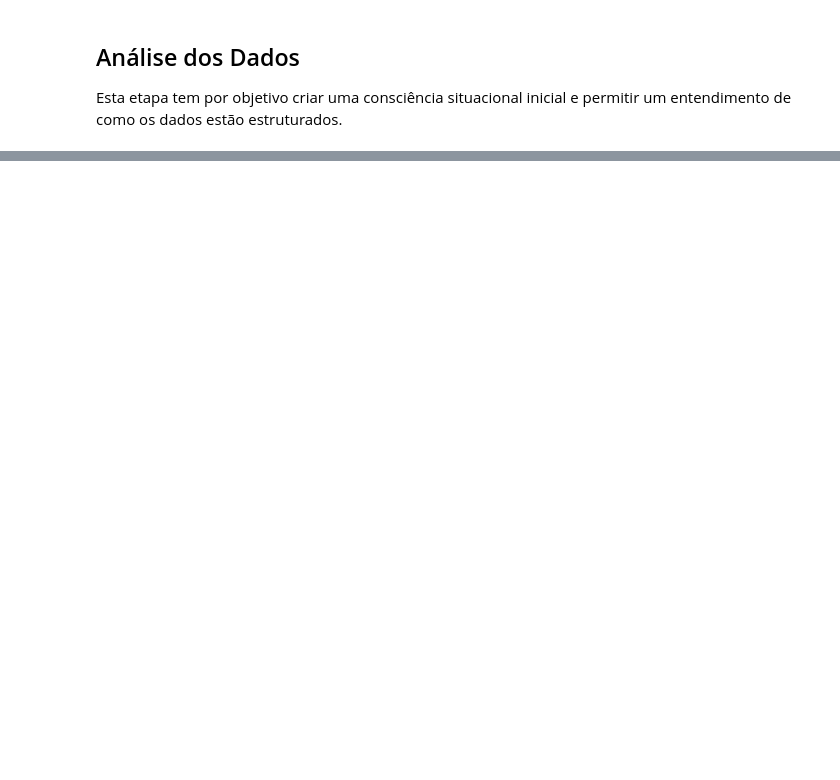
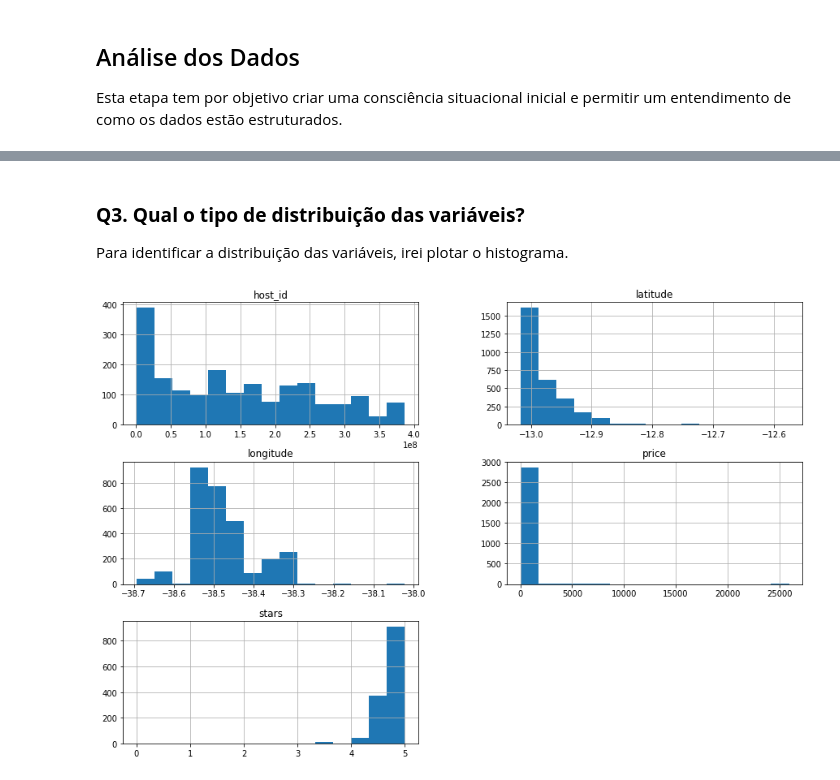
Before and after one commit to israelruiz2005/projeto_airbnb, a Jupyter notebook: Analisando_os_Dados_do_Airbnb_(Salvador_Bahia).ipynb, the cells around one changed output, grey strips where cells are left out. Drawn from its saved outputs; the diff is of its cells as text; code cells hidden in the pictures; blank space fills up the shorter version.

```diff
--- a/Analisando_os_Dados_do_Airbnb_(Salvador_Bahia).ipynb
+++ b/Analisando_os_Dados_do_Airbnb_(Salvador_Bahia).ipynb
@@ -172,0 +128,3 @@ df.head()
+# %%
+#Criando novo dataframe
+df_novo = df[["id","name","host_id","host_name","neighbourhood","latitude","longitude","roomType","price","last_review","stars"]]
@@ -172,0 +191,9 @@ df.head()
+# %% [markdown]
+### **Q3. Qual o tipo de distribuição das variáveis?**
+
+Para identificar a distribuição das variáveis, irei plotar o histograma.
+# %%
+# plotar o histograma das variáveis numéricas
+df_novo.hist(bins=15, figsize=(15,10));
+# %% [output]
+[figure, added]
```
Also changed, not shown: parts of 33 cells of this notebook.
